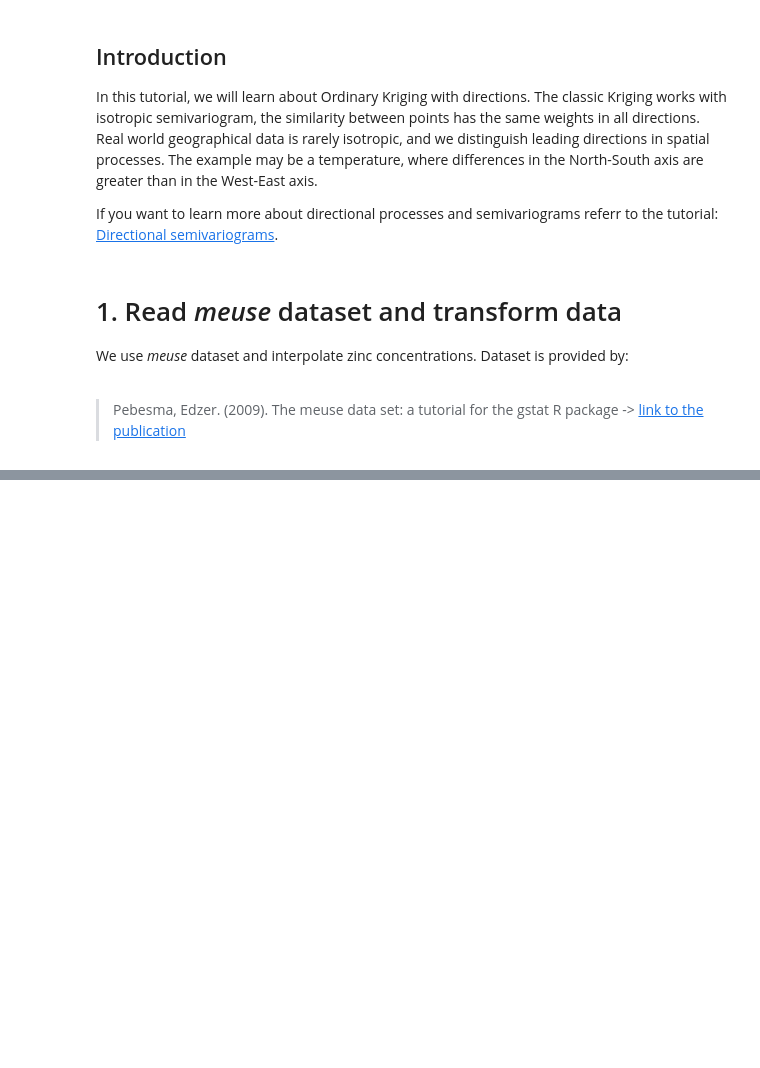
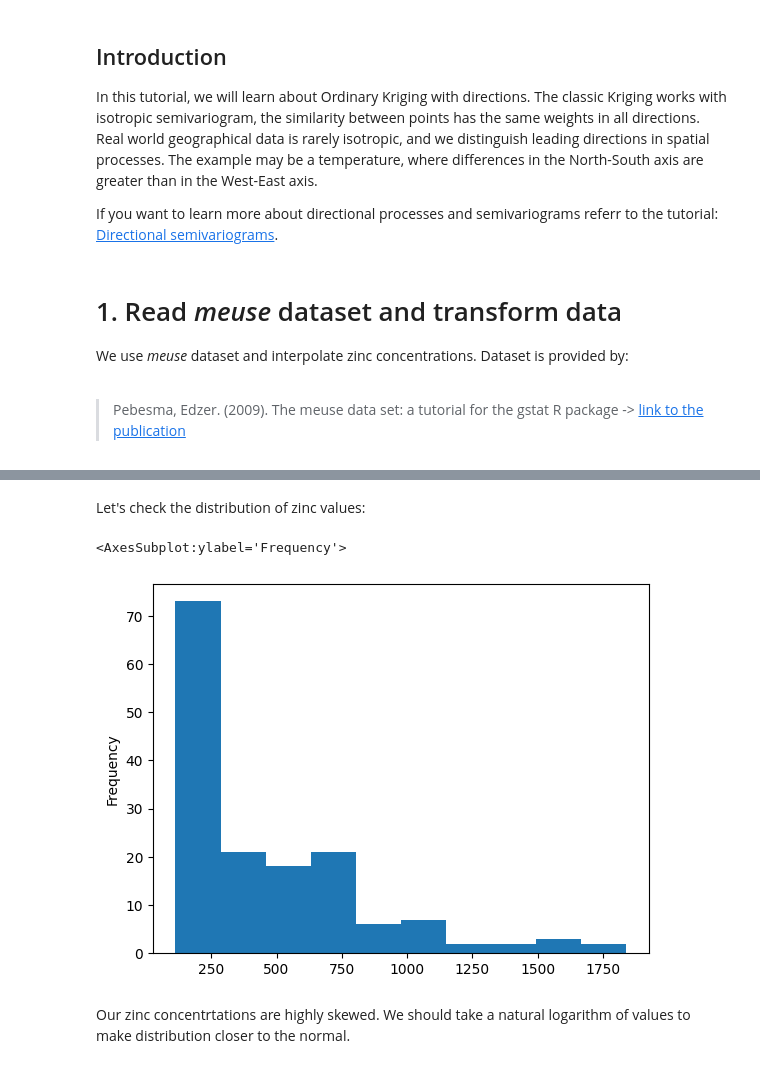
Before and after one commit to DataverseLabs/pyinterpolate, a Jupyter notebook: tutorials/Directional Ordinary Kriging (Intermediate).ipynb, the cells around one changed output, grey strips where cells are left out. Cells and saved outputs as stored; diff of their text form; code cells hidden in the pictures; blank space fills up the shorter version.

```diff
--- a/tutorials/Directional Ordinary Kriging (Intermediate).ipynb
+++ b/tutorials/Directional Ordinary Kriging (Intermediate).ipynb
@@ -33,0 +38,9 @@ import pyinterpolate as ptp
+# %%
+MEUSE_FILE = 'samples/point_data/csv/meuse/meuse.csv'
+MEUSE_GRID = 'samples/point_data/csv/meuse/meuse_grid.csv'
+
+# Variogram parameters
+STEP_SIZE = 100
+MAX_RANGE = 1600
+# %%
+df = pd.read_csv(MEUSE_FILE, usecols=['x', 'y', 'zinc'])
@@ -33,0 +56,9 @@ import pyinterpolate as ptp
+# %% [markdown]
+Let's check the distribution of zinc values:
+# %%
+df['zinc'].plot(kind='hist')
+# %% [output]
+<AxesSubplot:ylabel='Frequency'>
+[figure, added]
+# %% [markdown]
+Our zinc concentrtations are highly skewed. We should take a natural logarithm of values to make distribution closer to the normal.
```
Also changed, not shown: parts of 16 cells of this notebook, 3 other files.
